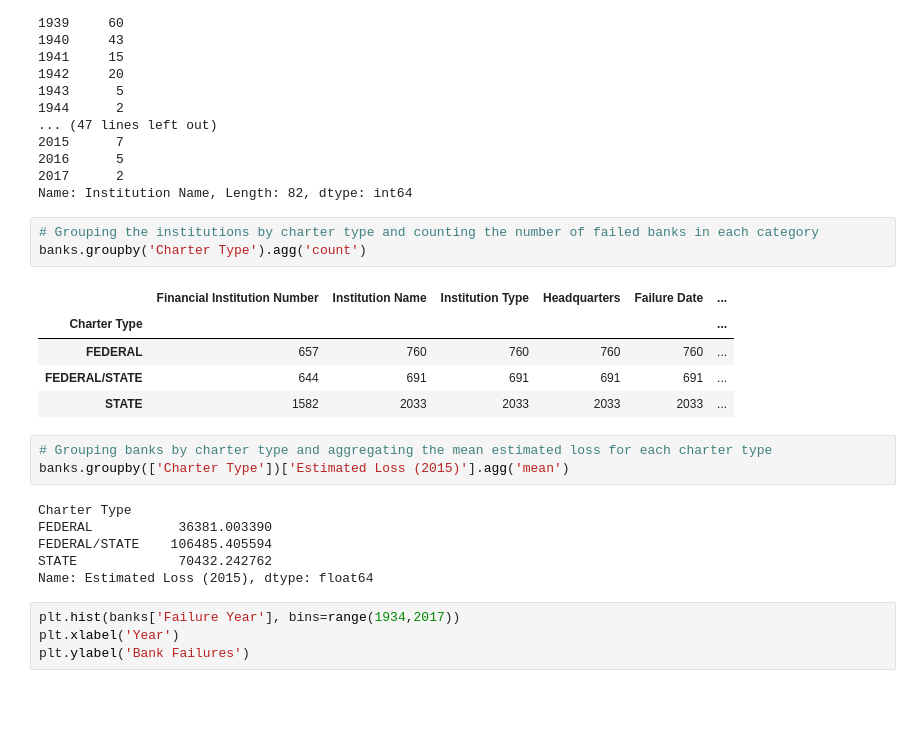
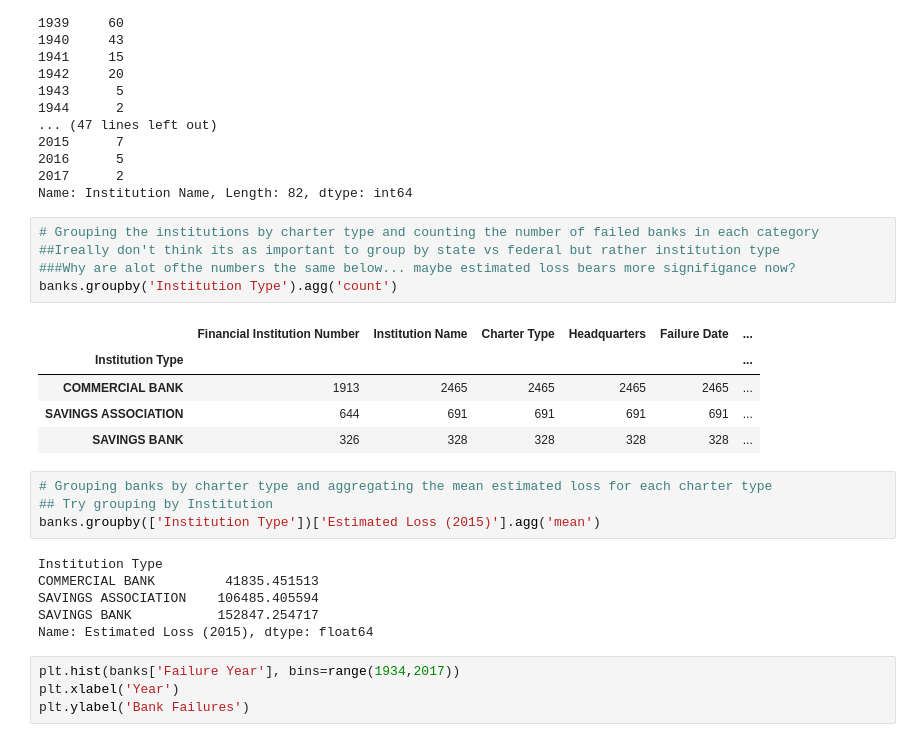
Before and after one commit to bar10009/Thinkful-Capstone-, a Jupyter notebook: Capstone Project 2018.ipynb, the cells around one changed output. Saved outputs shown, nothing was run; the diff lists cells and outputs as text; blank space fills up the shorter version.

```diff
--- a/Capstone Project 2018.ipynb
+++ b/Capstone Project 2018.ipynb
@@ -137,21 +155,24 @@ Failure Year
 Name: Institution Name, Length: 82, dtype: int64
 # %%
 # Grouping the institutions by charter type and counting the number of failed banks in each category
-banks.groupby('Charter Type').agg('count')
+##Ireally don't think its as important to group by state vs federal but rather institution type
+###Why are alot ofthe numbers the same below... maybe estimated loss bears more signifigance now?
+banks.groupby('Institution Type').agg('count')
 # %% [output]
-|  | Financial Institution Number | Institution Name | Institution Type | Headquarters | Failure Date | ... |
-| Charter Type |  |  |  |  |  | ... |
-| FEDERAL | 657 | 760 | 760 | 760 | 760 | ... |
-| FEDERAL/STATE | 644 | 691 | 691 | 691 | 691 | ... |
-| STATE | 1582 | 2033 | 2033 | 2033 | 2033 | ... |
+|  | Financial Institution Number | Institution Name | Charter Type | Headquarters | Failure Date | ... |
+| Institution Type |  |  |  |  |  | ... |
+| COMMERCIAL BANK | 1913 | 2465 | 2465 | 2465 | 2465 | ... |
+| SAVINGS ASSOCIATION | 644 | 691 | 691 | 691 | 691 | ... |
+| SAVINGS BANK | 326 | 328 | 328 | 328 | 328 | ... |
 # %%
 # Grouping banks by charter type and aggregating the mean estimated loss for each charter type
-banks.groupby(['Charter Type'])['Estimated Loss (2015)'].agg('mean')
+## Try grouping by Institution
+banks.groupby(['Institution Type'])['Estimated Loss (2015)'].agg('mean')
 # %% [output]
-Charter Type
-FEDERAL           36381.003390
-FEDERAL/STATE    106485.405594
-STATE             70432.242762
+Institution Type
+COMMERCIAL BANK         41835.451513
+SAVINGS ASSOCIATION    106485.405594
+SAVINGS BANK           152847.254717
 Name: Estimated Loss (2015), dtype: float64
 # %%
 plt.hist(banks['Failure Year'], bins=range(1934,2017))
```
Also changed, not shown: parts of 11 cells of this notebook.
